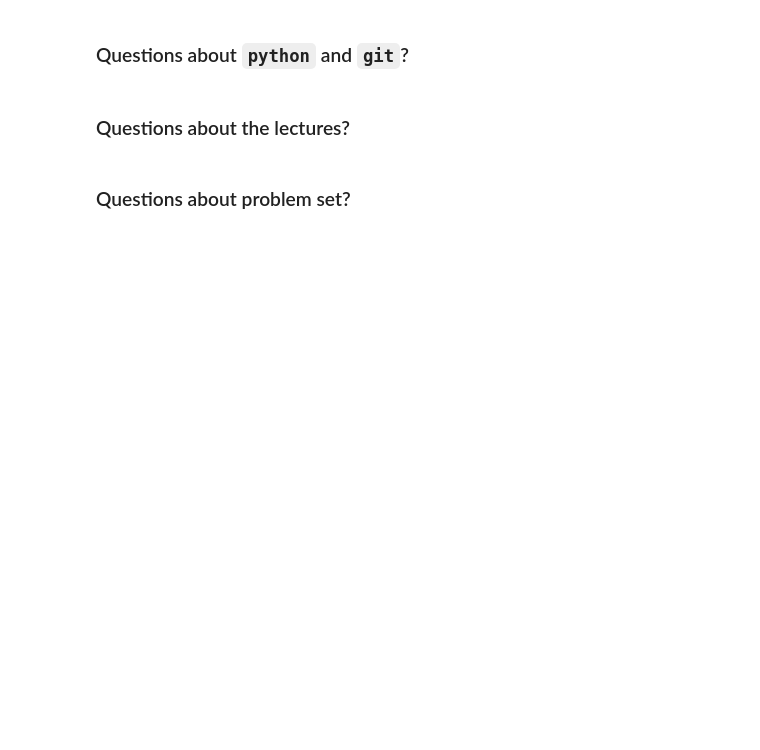
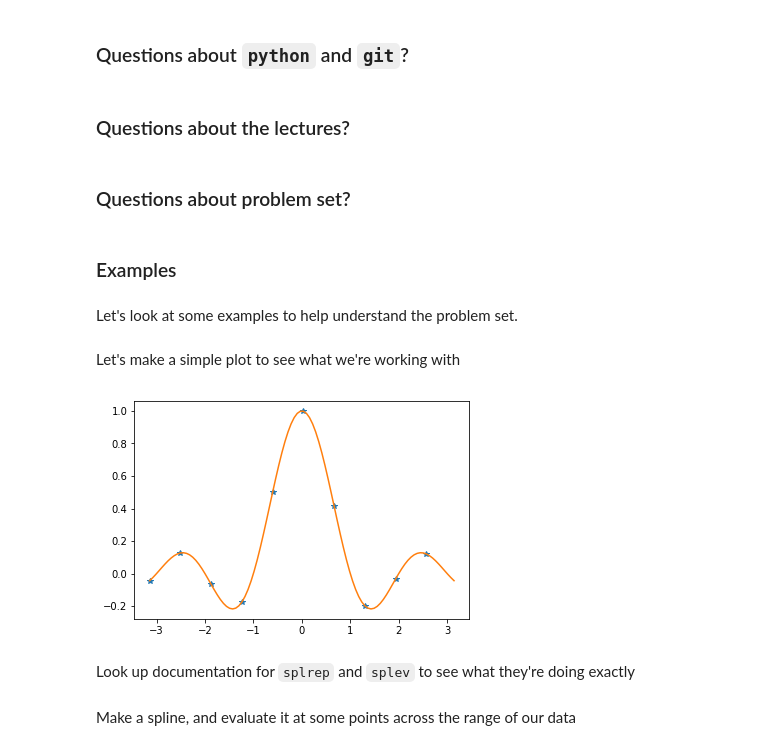
Before and after one commit to tomvandal/phys512, a Jupyter notebook: tutorial_2/tutorial_2.ipynb, the cells around one changed output. Drawn from its saved outputs; the diff is of its cells as text; code cells hidden in the pictures; blank space fills up the shorter version.

```diff
--- a/tutorial_2/tutorial_2.ipynb
+++ b/tutorial_2/tutorial_2.ipynb
@@ -21,4 +21,27 @@ Last tutorial we went over the basics of `git`, and talked a little bit about th
 # %% [markdown]
 ### Questions about problem set?
 # %% [markdown]
-#
+### Examples
+# %% [markdown]
+Let's look at some examples to help understand the problem set.
+# %%
+# Problem 2 asks us to interpolate between points. Let's make our own
+# set of data to practice interpolation
+import numpy as np
+from scipy import interpolate
+import matplotlib.pyplot as plt
+
+x = np.linspace(-np.pi,np.pi,num=100)
+y = np.sinc(x)
+x_sparse = x[::10]
+y_sparse = np.sinc(x_sparse)
+# %% [markdown]
+Let's make a simple plot to see what we're working with
+# %%
+plt.plot(x_sparse,y_sparse,'*')
+plt.plot(x,y)
+plt.show()
+# %% [output]
+[figure, added]
+# %% [markdown]
+Look up documentation for `splrep` and `splev` to see what they're doing exactly
@@ -24,0 +52,2 @@ Last tutorial we went over the basics of `git`, and talked a little bit about th
+# %% [markdown]
+Make a spline, and evaluate it at some points across the range of our data
```
Also changed, not shown: parts of 7 cells of this notebook.
